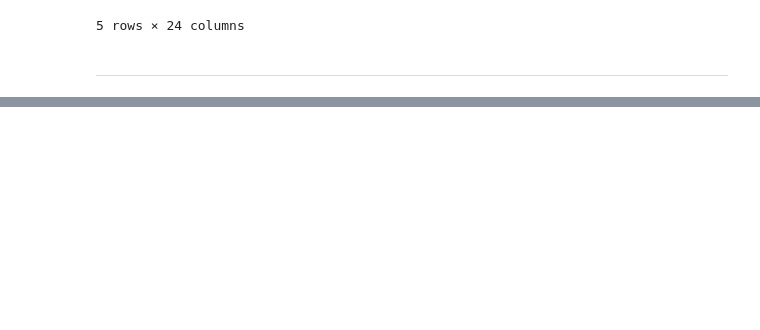
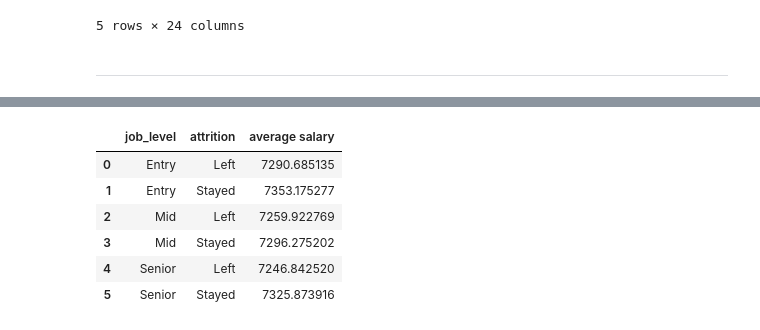
Before and after one commit to BeboFekry/Kayfa-Academy-Internship, a Jupyter notebook: Task 1 - HR Attrition Analysis Notbook.ipynb, the cells around one changed output, grey strips where cells are left out. Cells and saved outputs as stored; diff of their text form; code cells hidden in the pictures; blank space fills up the shorter version.

```diff
--- a/Task 1 - HR Attrition Analysis Notbook.ipynb
+++ b/Task 1 - HR Attrition Analysis Notbook.ipynb
@@ -861,0 +618,11 @@ fig.show()
+# %%
+d = df[['monthly_income', 'job_level', 'attrition']].groupby(['job_level','attrition'])['monthly_income'].mean().reset_index(name='average salary')
+d
+# %% [output]
+|  | job_level | attrition | average salary |
+| 0 | Entry | Left | 7290.685135 |
+| 1 | Entry | Stayed | 7353.175277 |
+| 2 | Mid | Left | 7259.922769 |
+| 3 | Mid | Stayed | 7296.275202 |
+| 4 | Senior | Left | 7246.842520 |
+| 5 | Senior | Stayed | 7325.873916 |
```
Also changed, not shown: parts of 96 cells of this notebook.
